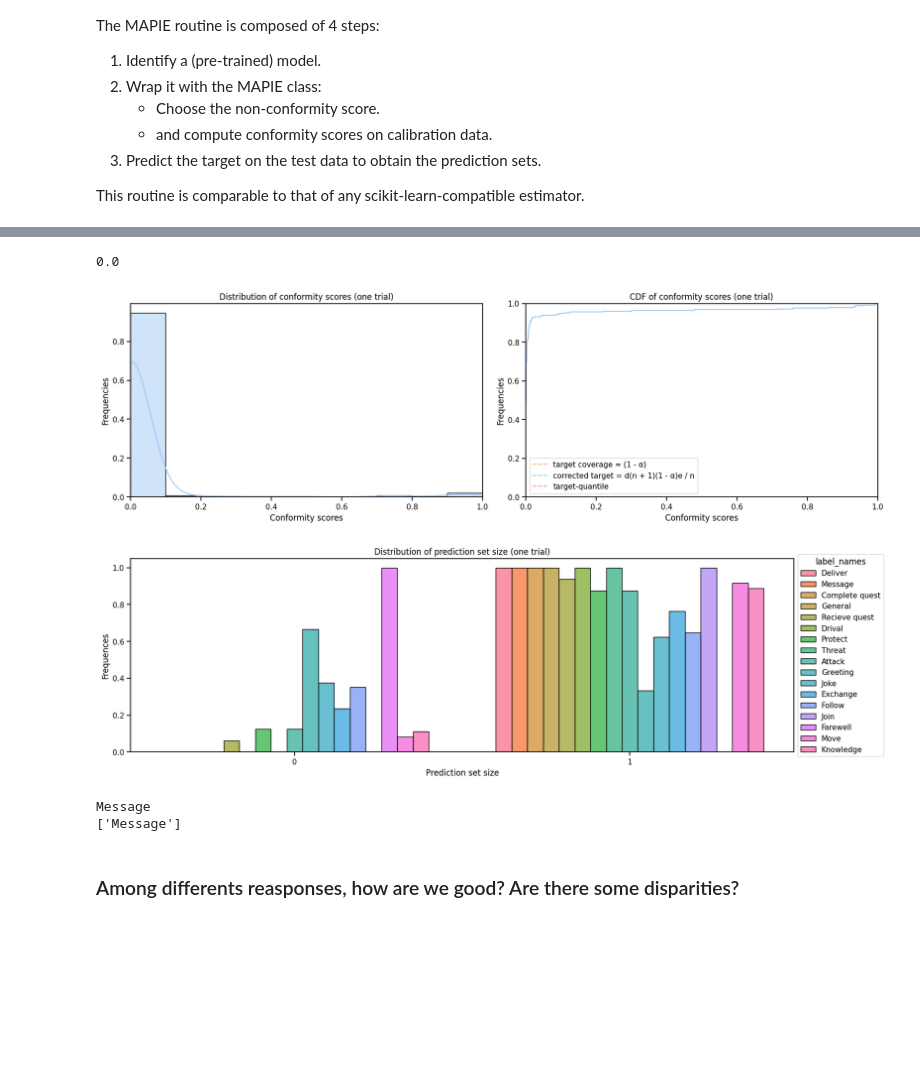
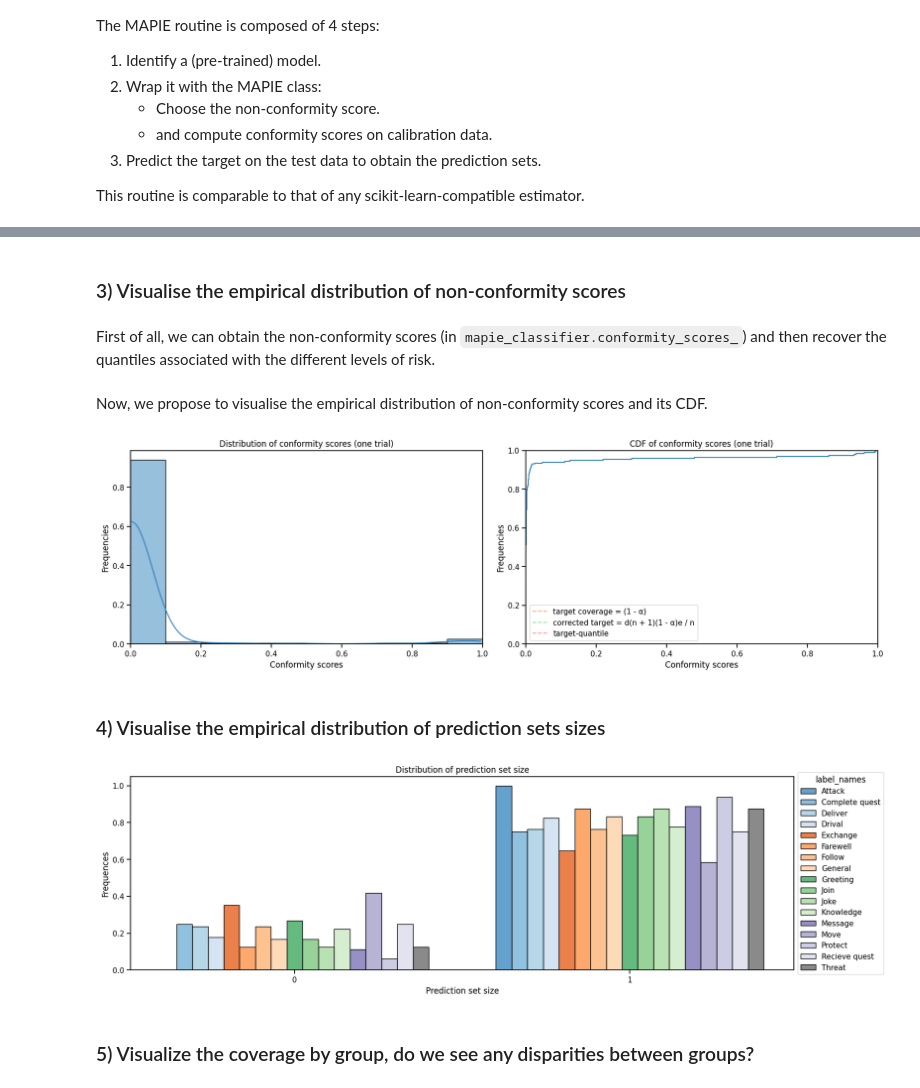
Before and after one commit to thibaultcordier/mapie-tutorial, a Jupyter notebook: 4_tuto_nlp.ipynb, the cells around one changed output, grey strips where cells are left out. Drawn from its saved outputs; the diff is of its cells as text; code cells hidden in the pictures; blank space fills up the shorter version.

```diff
--- a/4_tuto_nlp.ipynb
+++ b/4_tuto_nlp.ipynb
@@ -14,6 +20,9 @@ import warnings
 warnings.filterwarnings("ignore")
 
 from utils.config import SMALL_FIGSIZE, MEDIUM_FIGSIZE, LARGE_FIGSIZE
+sns.set_palette('tab20c')
+
+np.random.seed(22)
 # %% [markdown]
 ### I) Obtain data and split it into train, calibration and validation datasets
 # %%
@@ -22,7 +31,7 @@ from utils.data.dnd_style_intents import sample_and_split_dataset, get_dataframe
 from utils.data.dnd_style_intents import FEATURES, LABEL, TARGET, PREDICTION, SET, SET_LABEL
 
 
-nb_train, nb_calib, nb_test = 1000, 100, 100
+nb_train, nb_calib, nb_test = 1000, 200, 250
 
 dataset = load_dataset("neurae/dnd_style_intents")
 ds_train, ds_calib, ds_test = sample_and_split_dataset(dataset, nb_calib=nb_calib, nb_test=nb_test)
@@ -113,11 +101,15 @@ When mapie.predict, compute the mapie_classifier.quantiles_
 # %%
+# See a picture of the predictions made by the LM BERT model
 # Get all the results in a dataframe
 pd_results = pd.DataFrame({
+    FEATURES: df_test[FEATURES],
     TARGET: df_test[TARGET],
     LABEL: df_test[LABEL],
     PREDICTION: y_pred,
+    'pred_names': [idx2lab[y] for y in y_pred],
     'y_test_proba': np.take_along_axis(np.array(y_proba), np.array(y_test).reshape(-1, 1), axis=1)[:,0],
     'y_pred_proba': np.take_along_axis(np.array(y_proba), np.array(y_pred, dtype=int).reshape(-1, 1), axis=1)[:,0],
     'width': np.sum(y_pis[:,:,0], axis=-1),
     'covered': np.take_along_axis(np.array(y_pis[:,:,0]), np.array(y_test, dtype=int).reshape(-1, 1), axis=1)[:,0]
 })
+pd_results
@@ -124,3 +130,7 @@ pd_results = pd.DataFrame({
+# %% [markdown]
+### 3) Visualise the empirical distribution of non-conformity scores
+# %% [markdown]
+First of all, we can obtain the non-conformity scores (in `mapie_classifier.conformity_scores_`) and then recover the quantiles associated with the different levels of risk.
 # %%
 # Round alpha to the closest value in the list
 alpha_dict = {np.round(alpha, 2): i for i, alpha in enumerate(alpha_list)}
@@ -136,6 +146,8 @@ alpha_cor = alpha_cor_list[alpha_idx]
 quantile_dict = {np.round(alpha, 2): np.round(q, 2) for alpha, q in zip(alpha_list, mapie_classifier.quantiles_)}
 # Get the empirical quantile for the selected alpha
 quantile = quantile_dict[alpha]
+# %% [markdown]
+Now, we propose to visualise the empirical distribution of non-conformity scores and its CDF.
 # %%
 from utils.plot import plot_conformity_score_distribution
 
@@ -150,32 +162,26 @@ plot_conformity_score_distribution(
     figsize=LARGE_FIGSIZE, kwargs_hist=kwargs_hist, kwargs_ecdf=kwargs_ecdf
 )
 # %% [output]
-0.0
-[figure, old version]
+[figure, new version]
+# %% [markdown]
+### 4) Visualise the empirical distribution of prediction sets sizes
 # %%
 from utils.plot import plot_size_set_distribution
+
+# Sort DataFrame by label names
+pd_results = pd_results.sort_values(by=[LABEL])
 
 # Get the size of the prediction sets for each test sample
 size_sets = np.sum(y_pis[:,:,alpha_idx], axis=-1)
 pd_results['size_set'] = size_sets
 
 # Plot the empirical distribution of the size of the prediction sets
 kwargs = {'discrete': True, 'multiple': 'dodge', 'shrink': 0.8}
 plot_size_set_distribution(pd_results, label=LABEL, figsize=LARGE_FIGSIZE, hue=LABEL, **kwargs)
 # %% [output]
-[figure, old version]
+[figure, new version]
-# %%
-X_instr = [['Could you send these metting details to my sister at 6pm?']]
-y_pred_instr, y_pis_instr = mapie_classifier.predict(
-    X_instr, alpha=0.2, **kwargs_predict
-)
-print(idx2lab[int(y_pred_instr)])
-print([idx2lab[i] for i, cond in enumerate(y_pis_instr[0,:,0]) if cond])
-# %% [output]
-Message
-['Message']
-# %% [markdown]
-### Among differents reasponses, how are we good? Are there some disparities?
+# %% [markdown]
+### 5) Visualize the coverage by group, do we see any disparities between groups?
 # %%
 from sklearn.metrics import accuracy_score
 from mapie.metrics import classification_coverage_score, classification_mean_width_score
```
Also changed, not shown: parts of 17 cells of this notebook, 6 other files.
